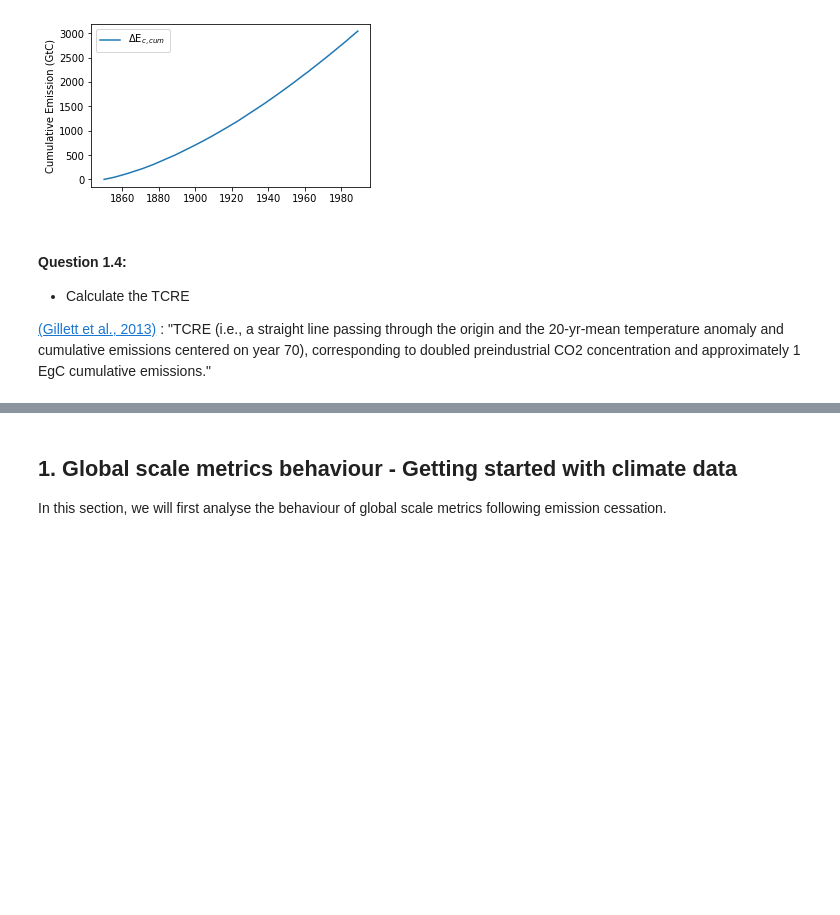
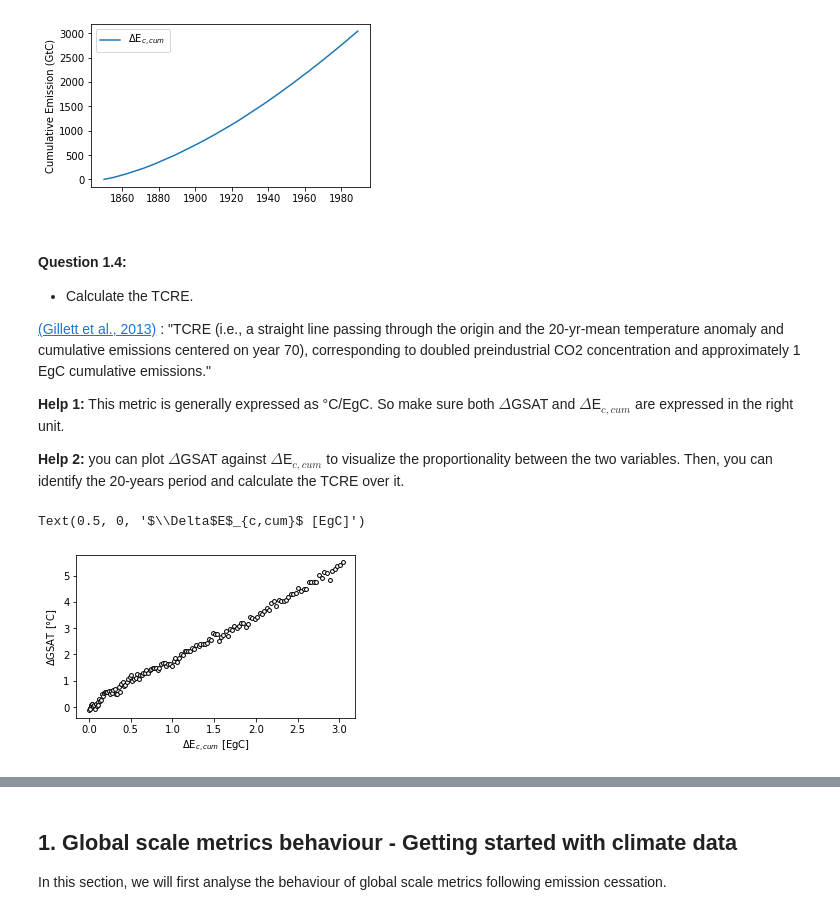
Before and after one commit to acsed-dot/TP-MSOAC-Climate_change, a Jupyter notebook: topics/3-CNRM-ESM2-2_emission_driven.ipynb, the cells around one changed output, grey strips where cells are left out. Saved outputs shown, nothing was run; the diff lists cells and outputs as text; code cells hidden in the pictures; blank space fills up the shorter version.

```diff
--- a/topics/3-CNRM-ESM2-2_emission_driven.ipynb
+++ b/topics/3-CNRM-ESM2-2_emission_driven.ipynb
@@ -400,6 +402,25 @@ Text(0, 0.5, 'Cumulative Emission (GtC)')
 # %% [markdown]
 #### Question 1.4:
 
-* Calculate the TCRE
+* Calculate the TCRE.
 
 [(Gillett et al., 2013)](https://journals.ametsoc.org/view/journals/clim/26/18/jcli-d-12-00476.1.xml) : "TCRE (i.e., a straight line passing through the origin and the 20-yr-mean temperature anomaly and cumulative emissions centered on year 70), corresponding to doubled preindustrial CO2 concentration and approximately 1 EgC cumulative emissions."
+
+__Help 1:__ This metric is generally expressed as °C/EgC. So make sure both $\Delta$GSAT and $\Delta$E$_{c,cum}$ are expressed in the right unit.
+
+__Help 2:__ you can plot $\Delta$GSAT against $\Delta$E$_{c,cum}$ to visualize the proportionality between the two variables. Then, you can identify the 20-years period and calculate the TCRE over it.
+# %%
+# °C/GtC / 1000 = °C/EgC
+conversion_D_Eccum = D_Eccum/1000
+# %%
+fig, ax = plt.subplots(1,1, figsize=(5,3))
+
+ax.scatter(conversion_D_Eccum, D_GSAT[0:150], s=15, facecolor="w", edgecolor="k", alpha=1)
+# ax.scatter(conversion_D_Eccum[61:81], D_GSAT[61:81], facecolor="w", edgecolor="r", s=50, alpha=1)
+
+# aestetic
+ax.set_ylabel("$\Delta$GSAT [°C]")
+ax.set_xlabel("$\Delta$E$_{c,cum}$ [EgC]")
+# %% [output]
+Text(0.5, 0, '$\\Delta$E$_{c,cum}$ [EgC]')
+[figure, added]
```
Also changed, not shown: parts of 22 cells of this notebook, 14 other files.
